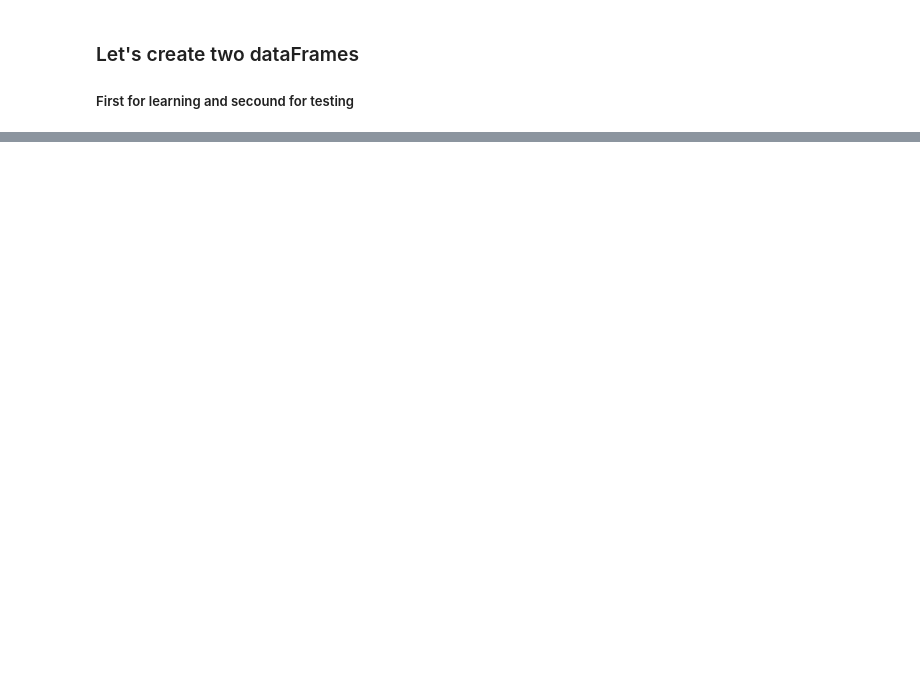
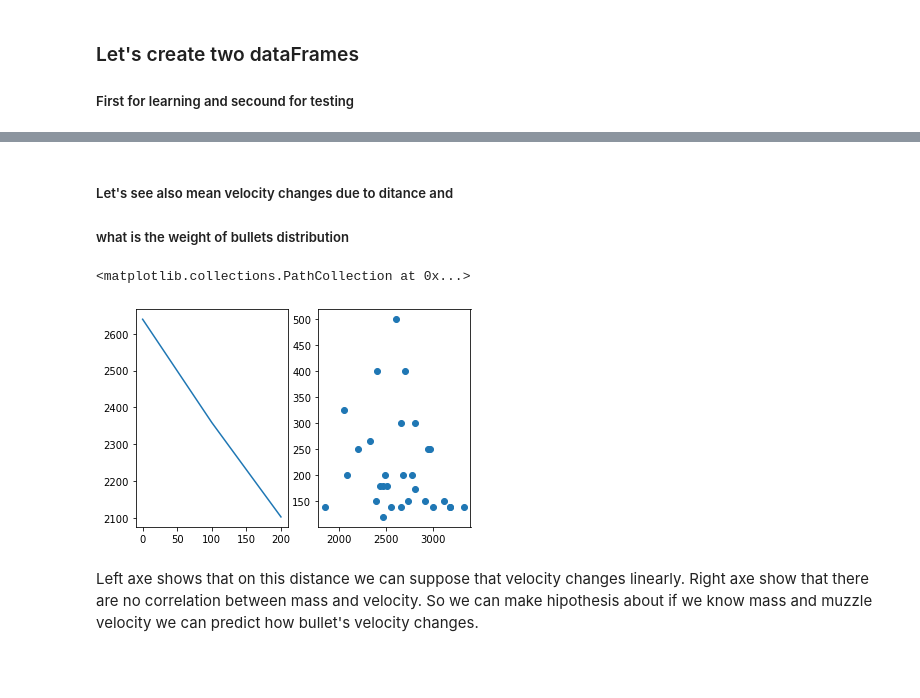
Before and after one commit to OstapVando/BALISTICS_analysis, a Jupyter notebook: main.ipynb, the cells around one changed output, grey strips where cells are left out. Cells and saved outputs as stored; diff of their text form; code cells hidden in the pictures; blank space fills up the shorter version.

```diff
--- a/main.ipynb
+++ b/main.ipynb
@@ -82,0 +95,26 @@ std =  350.3233727818362
+# %% [markdown]
+##### Let's see also mean velocity changes due to ditance and
+##### what is the weight of bullets distribution
+# %%
+#I create figure for plots
+figure = plt.figure()
+
+#creating plots and locating them
+ax1 = figure.add_subplot(1, 2, 1)
+ax2 = figure.add_subplot(1,2,2)
+
+#filling the plots
+mean_velocity = [mean_V0, mean_V100, mean_V200]
+distance = [0, 100, 200]
+
+mass = learning_df['Weight']
+V0 = learning_df['V0']
+ax1.plot(distance, mean_velocity)
+ax2.scatter(V0, mass)
+# %% [output]
+<matplotlib.collections.PathCollection at 0x...>
+[figure, added]
+# %% [markdown]
+Left axe shows that on this distance we can suppose that velocity changes linearly. Right axe show that there are no correlation between mass and velocity. So we can make hipothesis about if we know mass and muzzle velocity we can predict how bullet's velocity changes.
+# %% [markdown]
+###
```
Also changed, not shown: parts of 10 cells of this notebook.
